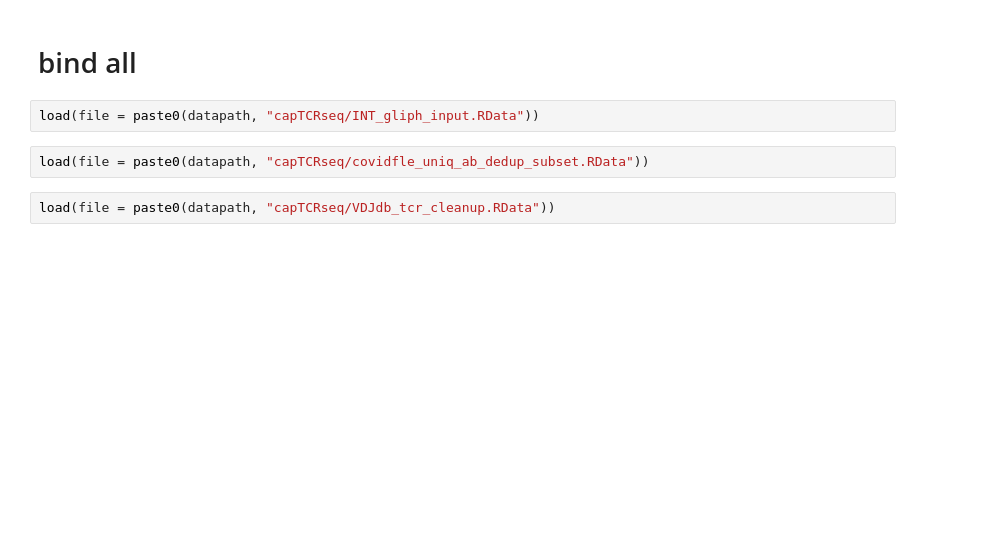
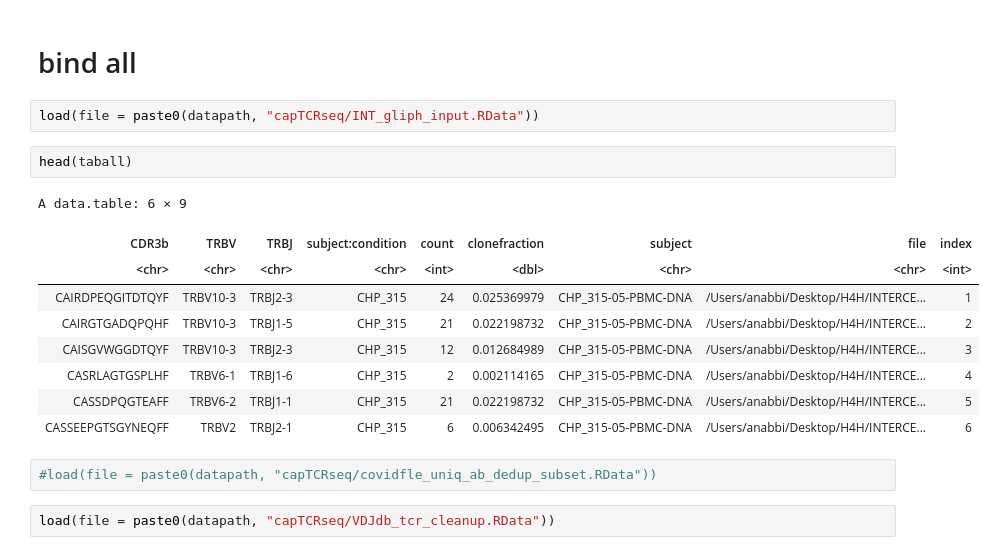
Before and after one commit to pughlab/ped_CapTCRseq, a Jupyter notebook: notebooks/000_GLIPH_input.ipynb, the cells around one changed output. Saved outputs shown, nothing was run; the diff lists cells and outputs as text; blank space fills up the shorter version.

```diff
--- a/notebooks/000_GLIPH_input.ipynb
+++ b/notebooks/000_GLIPH_input.ipynb
@@ -355,8 +407,20 @@ save(VDJdb_tcr_cleanup, file = paste0(datapath, "capTCRseq/VDJdb_tcr_cleanup.RDa
 # bind all
 # %%
 load(file = paste0(datapath, "capTCRseq/INT_gliph_input.RData"))
+# %%
+head(taball)
+# %% [output]
+A data.table: 6 × 9
+| CDR3b | TRBV | TRBJ | subject:condition | count | clonefraction | subject | file | index |
+| <chr> | <chr> | <chr> | <chr> | <int> | <dbl> | <chr> | <chr> | <int> |
+| CAIRDPEQGITDTQYF | TRBV10-3 | TRBJ2-3 | CHP_315 | 24 | 0.025369979 | CHP_315-05-PBMC-DNA | /Users/anabbi/Desktop/H4H/INTERCE... | 1 |
+| CAIRGTGADQPQHF | TRBV10-3 | TRBJ1-5 | CHP_315 | 21 | 0.022198732 | CHP_315-05-PBMC-DNA | /Users/anabbi/Desktop/H4H/INTERCE... | 2 |
+| CAISGVWGGDTQYF | TRBV10-3 | TRBJ2-3 | CHP_315 | 12 | 0.012684989 | CHP_315-05-PBMC-DNA | /Users/anabbi/Desktop/H4H/INTERCE... | 3 |
+| CASRLAGTGSPLHF | TRBV6-1 | TRBJ1-6 | CHP_315 | 2 | 0.002114165 | CHP_315-05-PBMC-DNA | /Users/anabbi/Desktop/H4H/INTERCE... | 4 |
+| CASSDPQGTEAFF | TRBV6-2 | TRBJ1-1 | CHP_315 | 21 | 0.022198732 | CHP_315-05-PBMC-DNA | /Users/anabbi/Desktop/H4H/INTERCE... | 5 |
+| CASSEEPGTSGYNEQFF | TRBV2 | TRBJ2-1 | CHP_315 | 6 | 0.006342495 | CHP_315-05-PBMC-DNA | /Users/anabbi/Desktop/H4H/INTERCE... | 6 |
 # %%
-load(file = paste0(datapath, "capTCRseq/covidfle_uniq_ab_dedup_subset.RData"))
+#load(file = paste0(datapath, "capTCRseq/covidfle_uniq_ab_dedup_subset.RData"))
 # %%
 load(file = paste0(datapath, "capTCRseq/VDJdb_tcr_cleanup.RData"))
 # %%
```
Also changed, not shown: parts of 79 cells of this notebook, 1 other file.
